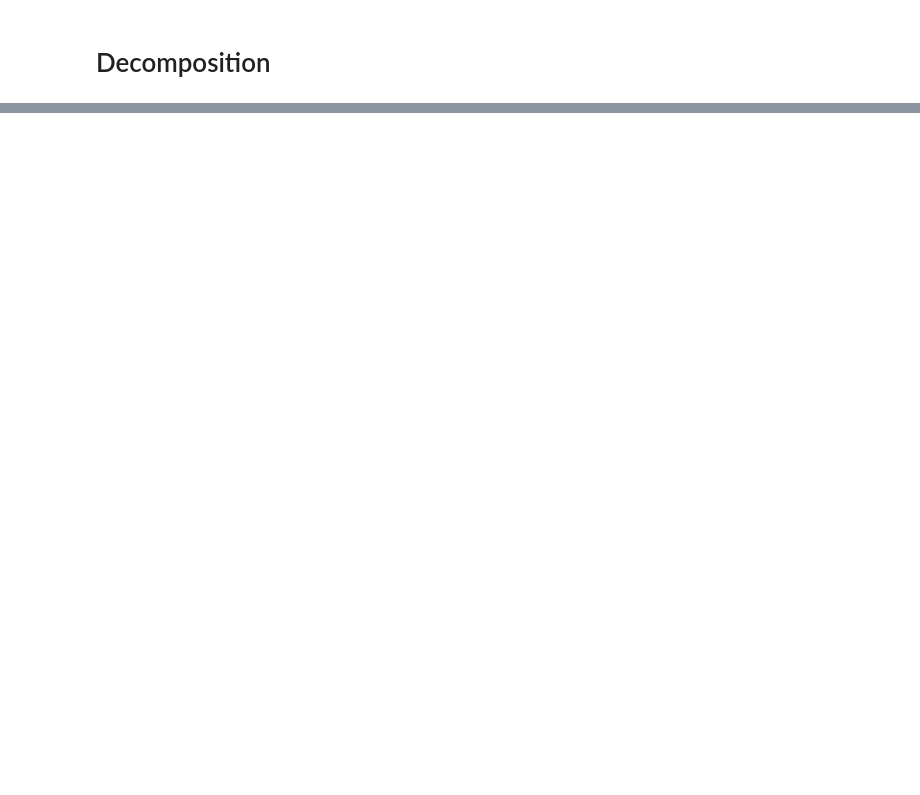
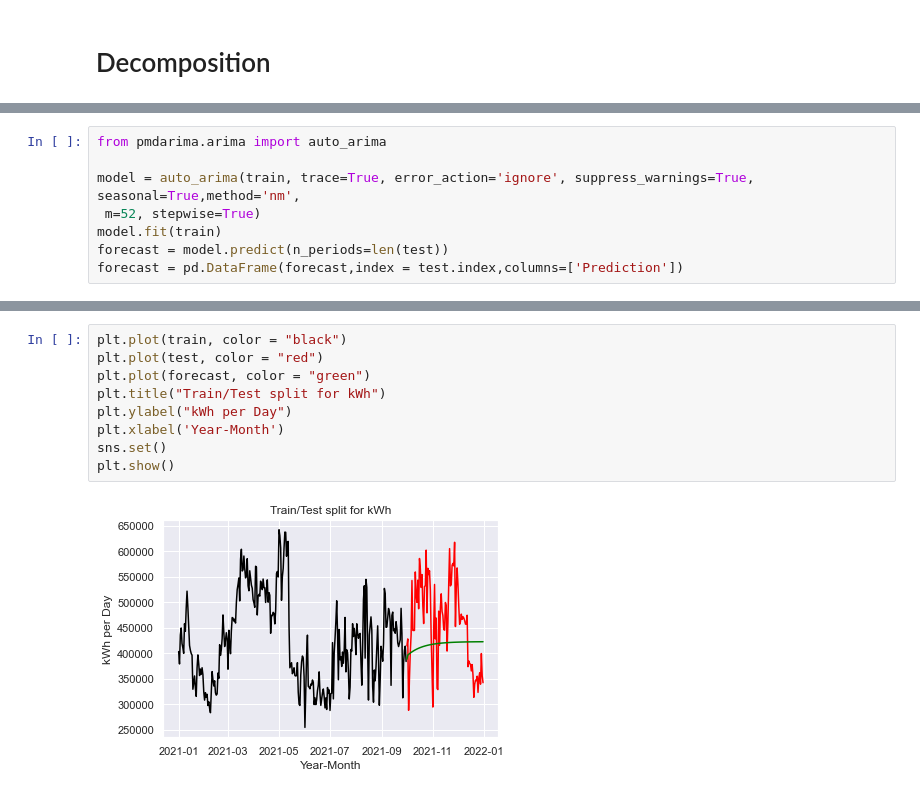
Before and after one commit to nensanc/cigrec2.5_spp_analytics, a Jupyter notebook: Time Series Analysis/main.ipynb, the cells around one changed output, grey strips where cells are left out. Drawn from its saved outputs; the diff is of its cells as text; blank space fills up the shorter version.

```diff
--- a/Time Series Analysis/main.ipynb
+++ b/Time Series Analysis/main.ipynb
@@ -96,0 +143,8 @@ from statsmodels.tsa.seasonal import seasonal_decompose
+# %%
+from pmdarima.arima import auto_arima
+
+model = auto_arima(train, trace=True, error_action='ignore', suppress_warnings=True, seasonal=True,method='nm',
+ m=52, stepwise=True)
+model.fit(train)
+forecast = model.predict(n_periods=len(test))
+forecast = pd.DataFrame(forecast,index = test.index,columns=['Prediction'])
@@ -96,0 +186,11 @@ from statsmodels.tsa.seasonal import seasonal_decompose
+# %%
+plt.plot(train, color = "black")
+plt.plot(test, color = "red")
+plt.plot(forecast, color = "green")
+plt.title("Train/Test split for kWh")
+plt.ylabel("kWh per Day")
+plt.xlabel('Year-Month')
+sns.set()
+plt.show()
+# %% [output]
+[figure, added]
```
Also changed, not shown: parts of 14 cells of this notebook.
